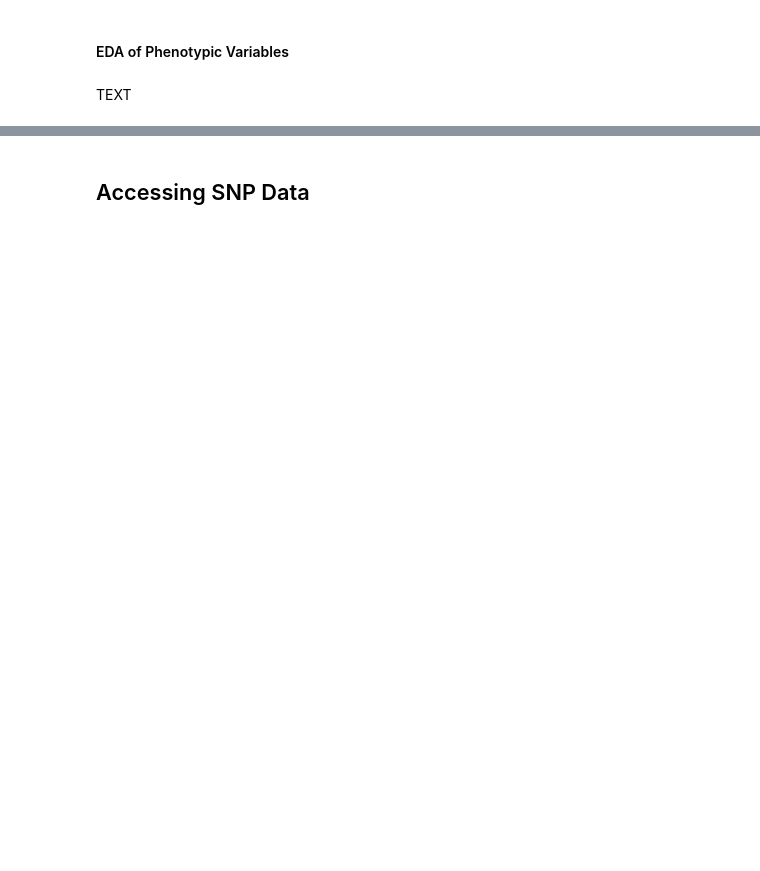
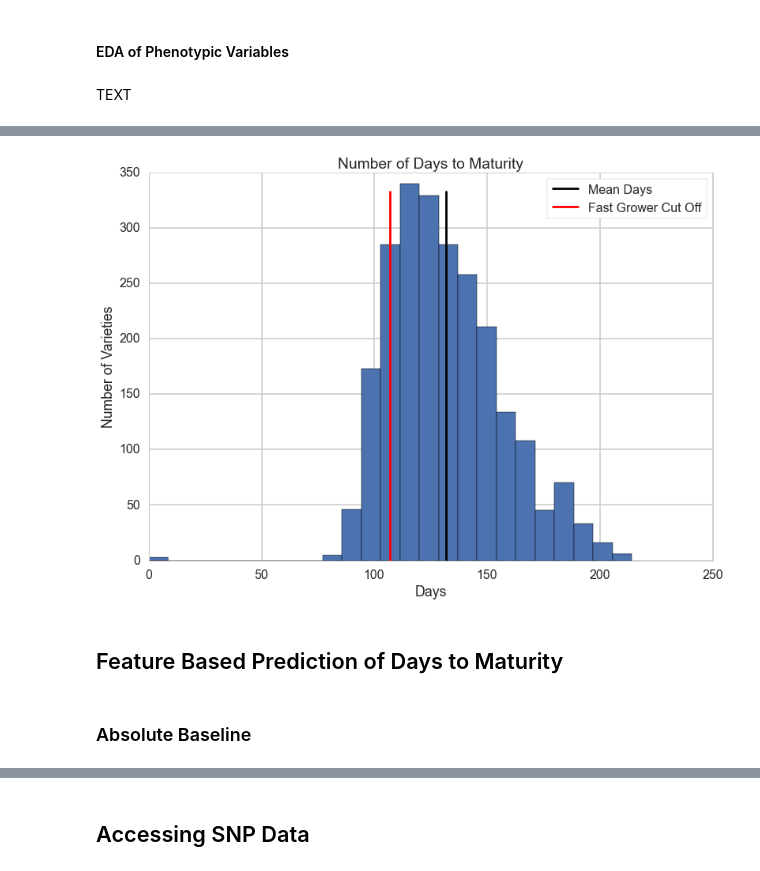
Before and after one commit to dylanpeterson/cs109-final-project, a Jupyter notebook: processbook.ipynb, the cells around one changed output, grey strips where cells are left out. Drawn from its saved outputs; the diff is of its cells as text; code cells hidden in the pictures; blank space fills up the shorter version.

```diff
--- a/processbook.ipynb
+++ b/processbook.ipynb
@@ -392,0 +436,15 @@ plt.hist(eda_df['days_to_mat'])
+# %%
+plt.hist(eda_df['days_to_mat'], bins=25);
+plt.title('Number of Days to Maturity')
+plt.xlabel('Days')
+plt.ylabel('Number of Varieties');
+plt.axvline(np.mean(eda_df['days_to_mat']), label='Mean Days', color='black',ymax=.95)
+plt.axvline(np.mean(eda_df['days_to_mat'])-np.std(eda_df['days_to_mat']),
+            label='Fast Grower Cut Off',color='red',ymax=.95)
+plt.legend(frameon=True);
+# %% [output]
+[figure, added]
+# %% [markdown]
+## Feature Based Prediction of Days to Maturity
+# %% [markdown]
+### Absolute Baseline
```
Also changed, not shown: parts of 55 cells of this notebook, 1 other file.
